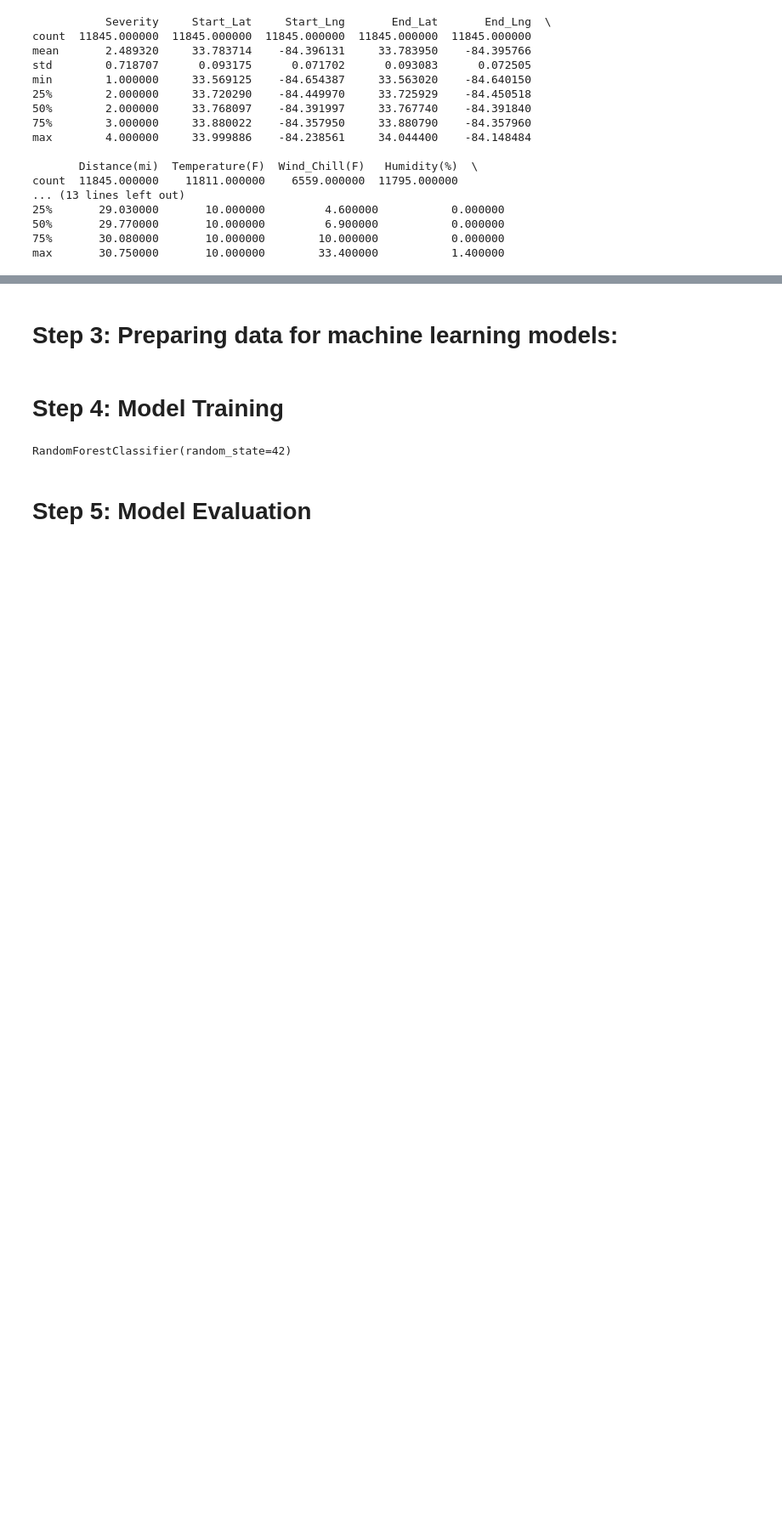
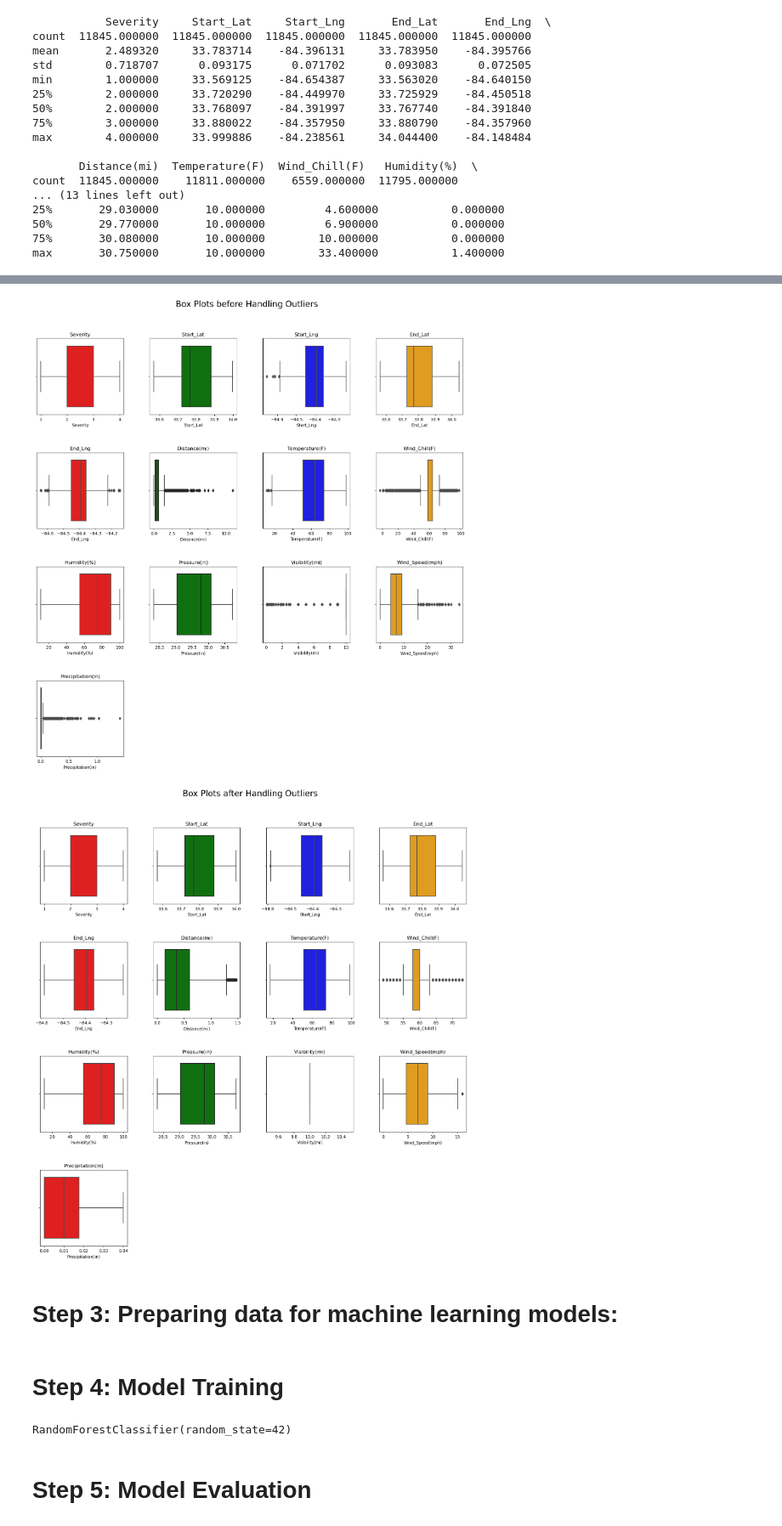
Before and after one commit to vForzce/CSC4780_GroupProject, a Jupyter notebook: DataScience_Project.ipynb, the cells around one changed output, grey strips where cells are left out. Shown at 85% size. Drawn from its saved outputs; the diff is of its cells as text; code cells hidden in the pictures; blank space fills up the shorter version.

```diff
--- a/DataScience_Project.ipynb
+++ b/DataScience_Project.ipynb
@@ -115,6 +175,48 @@ upper_bound = Q3 + 1.5 * IQR
 
 #removing the outliers
 Atl_data_n = Atl_data_combined[(Atl_data_combined >= lower_bound) & (Atl_data_combined <= upper_bound)]
+# %%
+# Function to create box plots for a given set of features
+def plot_box_plots(data, features, plot_title, num_cols=4, box_colors=None):
+    num_features = len(features)
+    num_rows = math.ceil(num_features / num_cols)
+
+    fig, axes = plt.subplots(nrows=num_rows, ncols=num_cols, figsize=(15, num_rows * 4))
+    fig.tight_layout()
+    fig.subplots_adjust(top=0.9, wspace=0.3, hspace=0.5)  # Increase wspace and hspace
+    fig.suptitle(plot_title, fontsize=20)
+
+    for i, feature in enumerate(features):
+        row, col = divmod(i, num_cols)
+        if num_rows == 1:
+            ax = axes[col]
+        else:
+            ax = axes[row, col]
+
+        if box_colors is None:
+            color = 'blue'  # Default color
+        else:
+            color = box_colors[i % len(box_colors)]  # Cycle through the provided colors
+
+        sns.boxplot(x=data[feature], ax=ax, color=color)
+        ax.set_title(feature)
+
+    # Remove unused subplots
+    for j in range(i+1, num_rows * num_cols):
+        row, col = divmod(j, num_cols)
+        fig.delaxes(axes[row, col])
+
+# Example usage
+colors = ['red', 'green', 'blue', 'orange']
+
+# Box plot before handling outliers
+plot_box_plots(Atl_data_combined, numeric_features, "Box Plots before Handling Outliers", box_colors=colors)
+
+# Box plot after handling outliers
+plot_box_plots(Atl_data_n, numeric_features, "Box Plots after Handling Outliers", box_colors=colors)
+# %% [output]
+[figure, added]
+[figure, added]
 # %%
 #Normalizing numeric columns/features (excluding the target variable 'Severity') data using range normalization (MinMaxScaler)
 Normalizing_Features = Atl_data_n.drop('Severity', axis = 1).columns
```
Also changed, not shown: parts of 10 cells of this notebook.
